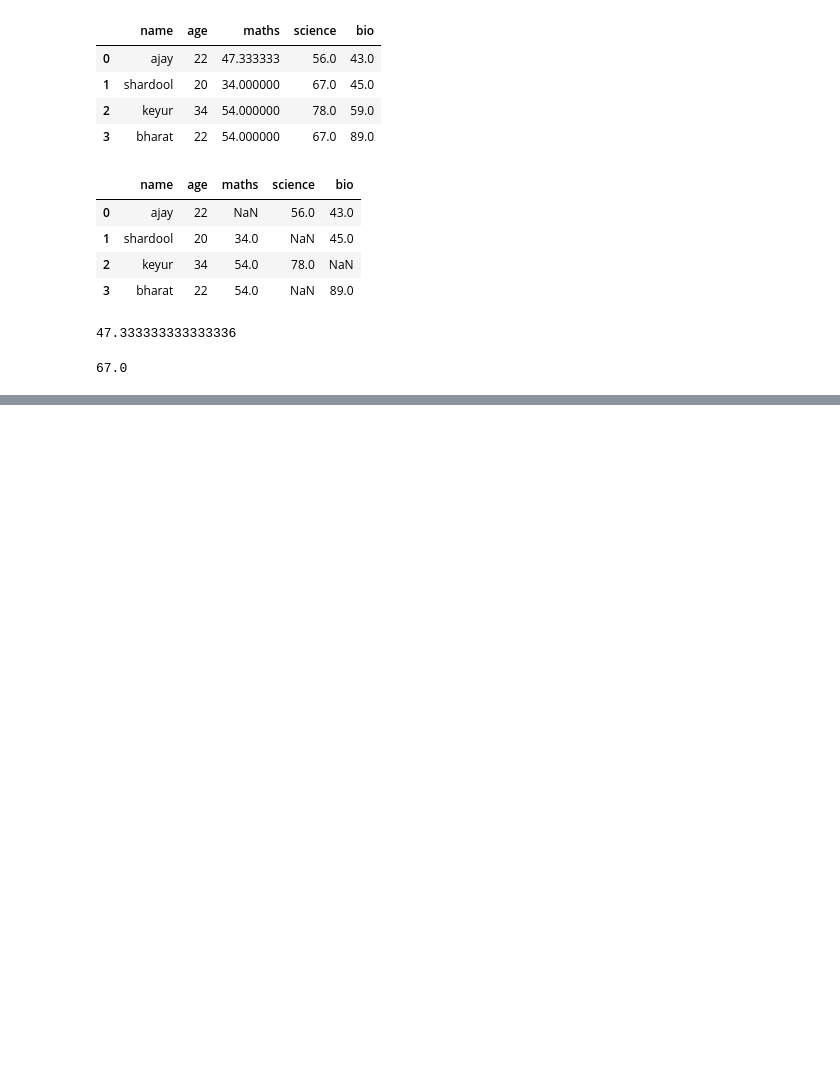
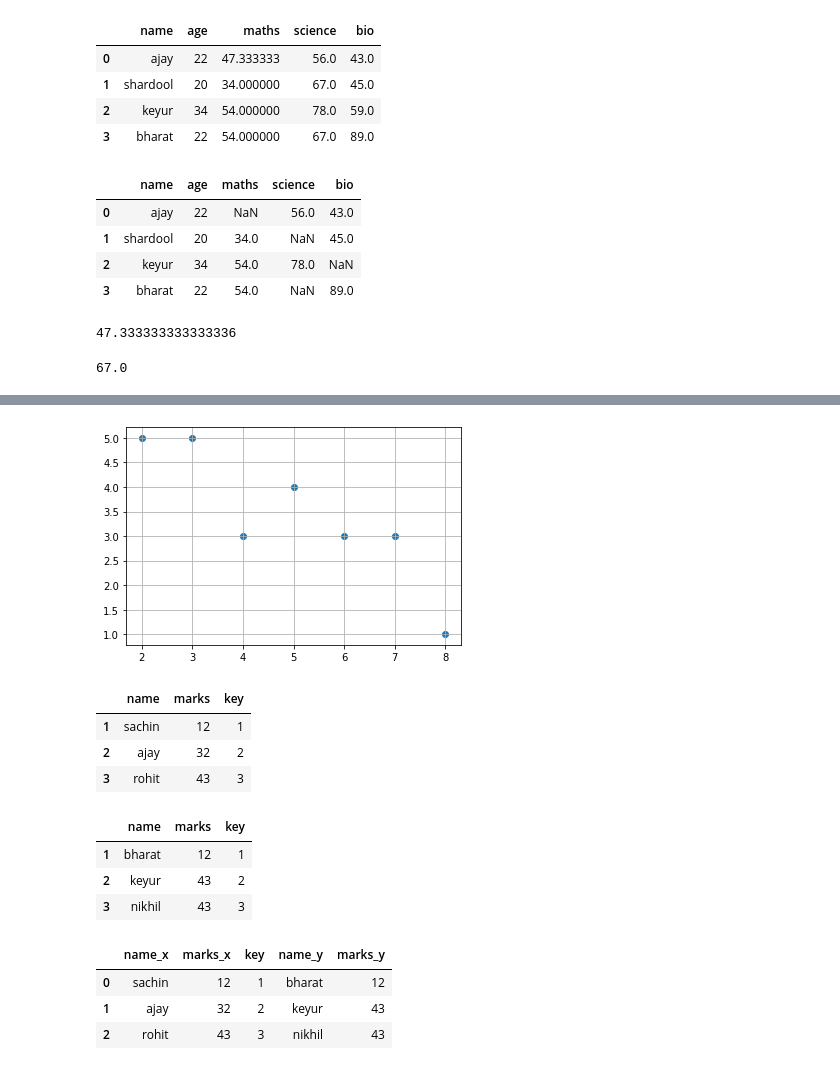
Before and after one commit to ajayyadav1998/python3pm, a Jupyter notebook: Introduction to pandas.ipynb, the cells around one changed output, grey strips where cells are left out. Drawn from its saved outputs; the diff is of its cells as text; code cells hidden in the pictures; blank space fills up the shorter version.

```diff
--- a/Introduction to pandas.ipynb
+++ b/Introduction to pandas.ipynb
@@ -435,0 +548,6 @@ dataframe['science'].mean()
+# %%
+plt.scatter(s.unique(),s.value_counts())
+plt.grid()
+plt.show()
+# %% [output]
+[figure, added]
@@ -435,0 +560,21 @@ dataframe['science'].mean()
+# %%
+d1
+# %% [output]
+|  | name | marks | key |
+| 1 | sachin | 12 | 1 |
+| 2 | ajay | 32 | 2 |
+| 3 | rohit | 43 | 3 |
+# %%
+d2
+# %% [output]
+|  | name | marks | key |
+| 1 | bharat | 12 | 1 |
+| 2 | keyur | 43 | 2 |
+| 3 | nikhil | 43 | 3 |
+# %%
+d1.merge(d2,on='key')
+# %% [output]
+|  | name_x | marks_x | key | name_y | marks_y |
+| 0 | sachin | 12 | 1 | bharat | 12 |
+| 1 | ajay | 32 | 2 | keyur | 43 |
+| 2 | rohit | 43 | 3 | nikhil | 43 |
```
Also changed, not shown: parts of 29 cells of this notebook, 1 other file.
